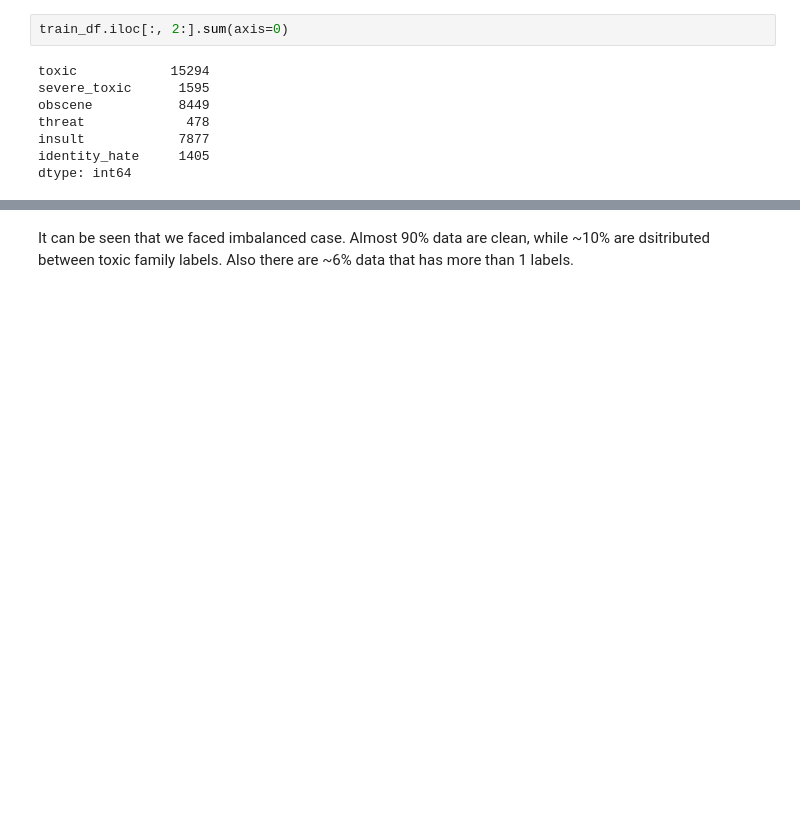
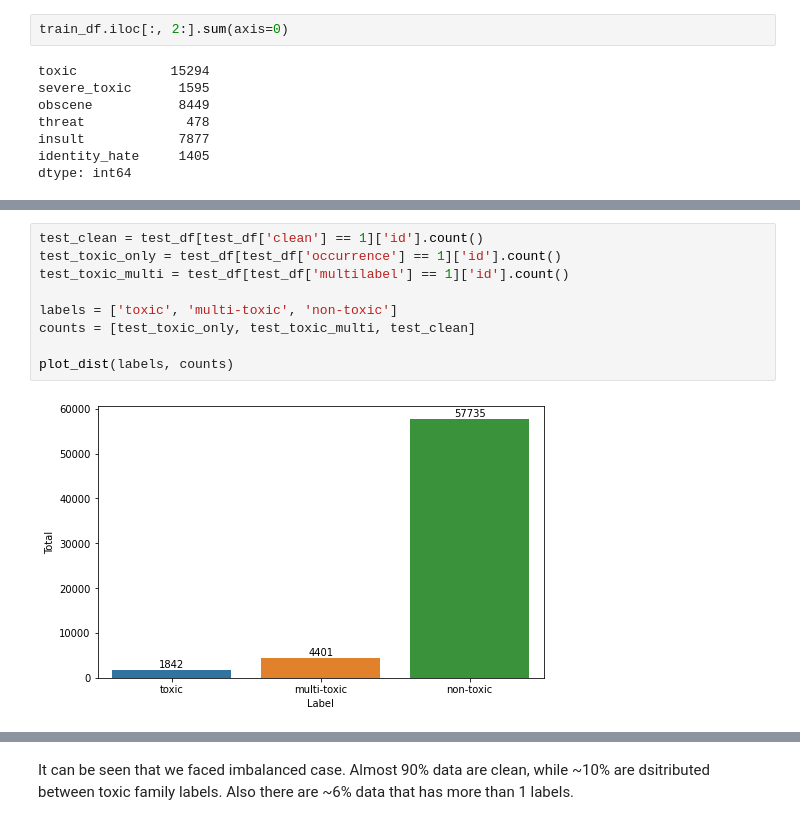
Before and after one commit to fhrzn/detoxification, a Jupyter notebook: notebooks/1.0-fhrzn-initial-eda.ipynb, the cells around one changed output, grey strips where cells are left out. Drawn from its saved outputs; the diff is of its cells as text; blank space fills up the shorter version.

```diff
--- a/notebooks/1.0-fhrzn-initial-eda.ipynb
+++ b/notebooks/1.0-fhrzn-initial-eda.ipynb
@@ -91,0 +135,11 @@ for rect, total in zip(rects, totals):
+# %%
+test_clean = test_df[test_df['clean'] == 1]['id'].count()
+test_toxic_only = test_df[test_df['occurrence'] == 1]['id'].count()
+test_toxic_multi = test_df[test_df['multilabel'] == 1]['id'].count()
+
+labels = ['toxic', 'multi-toxic', 'non-toxic']
+counts = [test_toxic_only, test_toxic_multi, test_clean]
+
+plot_dist(labels, counts)
+# %% [output]
+[figure, added]
```
Also changed, not shown: parts of 45 cells of this notebook.
